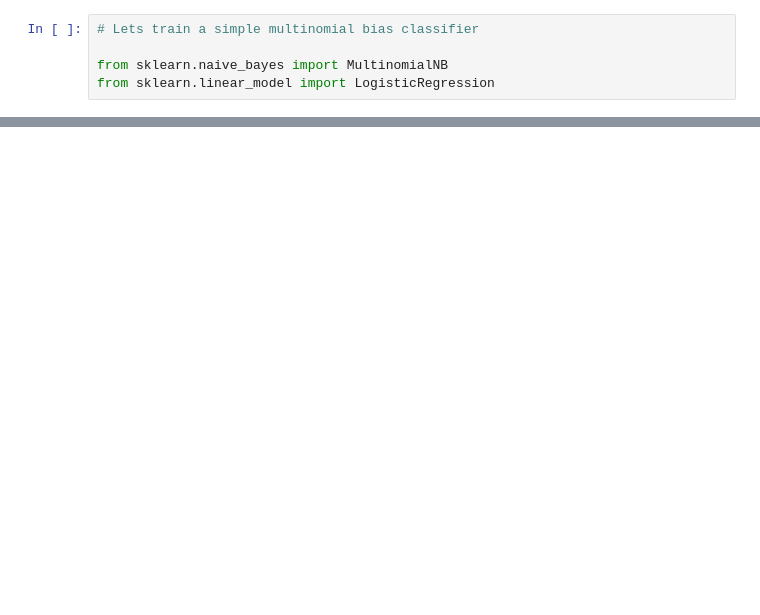
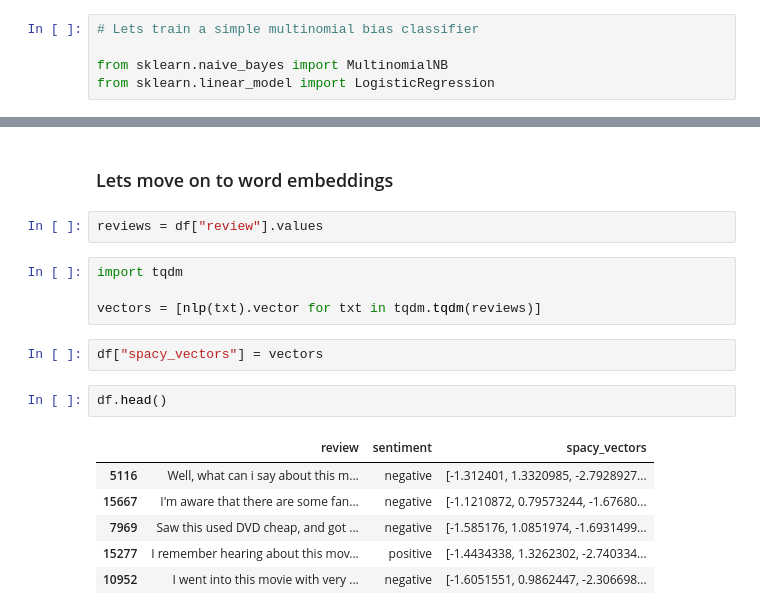
Before and after one commit to suyogdahal/Data-Science, a Jupyter notebook: nlp_playground.ipynb, the cells around one changed output, grey strips where cells are left out. Cells and saved outputs as stored; diff of their text form; blank space fills up the shorter version.

```diff
--- a/nlp_playground.ipynb
+++ b/nlp_playground.ipynb
@@ -180,0 +331,19 @@ weighted avg       0.85      0.84      0.84      1250
+# %% [markdown]
+### Lets move on to word embeddings
+# %%
+reviews = df["review"].values
+# %%
+import tqdm
+
+vectors = [nlp(txt).vector for txt in tqdm.tqdm(reviews)]
+# %%
+df["spacy_vectors"] = vectors
+# %%
+df.head()
+# %% [output]
+|  | review | sentiment | spacy_vectors |
+| 5116 | Well, what can i say about this m... | negative | [-1.312401, 1.3320985, -2.7928927... |
+| 15667 | I'm aware that there are some fan... | negative | [-1.1210872, 0.79573244, -1.67680... |
+| 7969 | Saw this used DVD cheap, and got ... | negative | [-1.585176, 1.0851974, -1.6931499... |
+| 15277 | I remember hearing about this mov... | positive | [-1.4434338, 1.3262302, -2.740334... |
+| 10952 | I went into this movie with very ... | negative | [-1.6051551, 0.9862447, -2.306698... |
```
Also changed, not shown: parts of 32 cells of this notebook.
